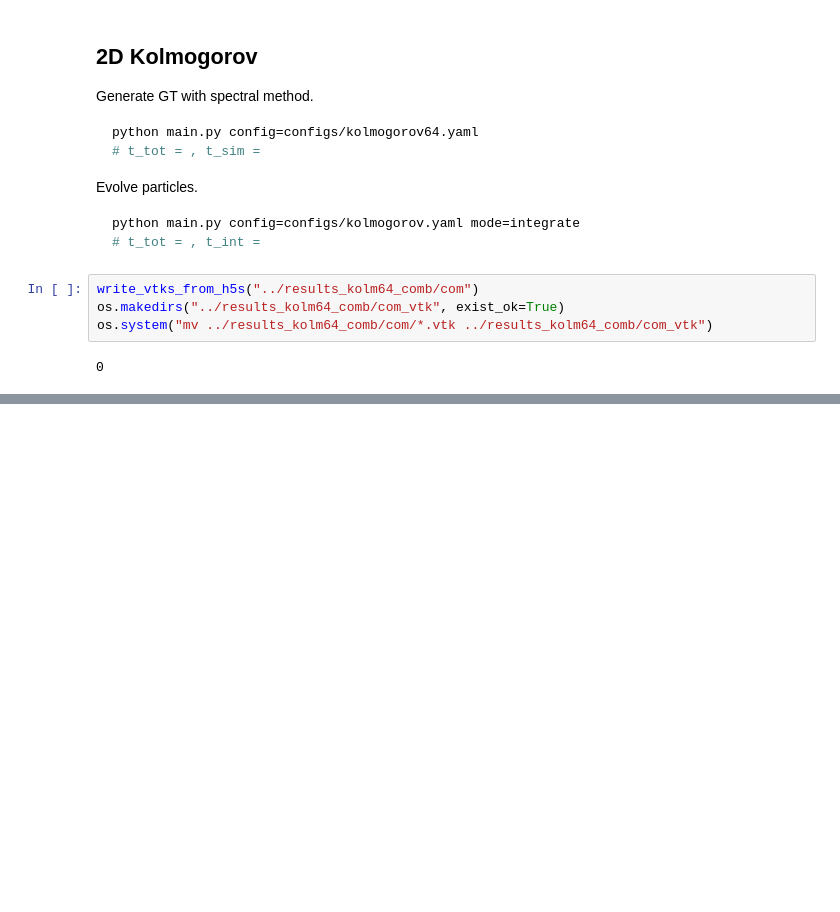
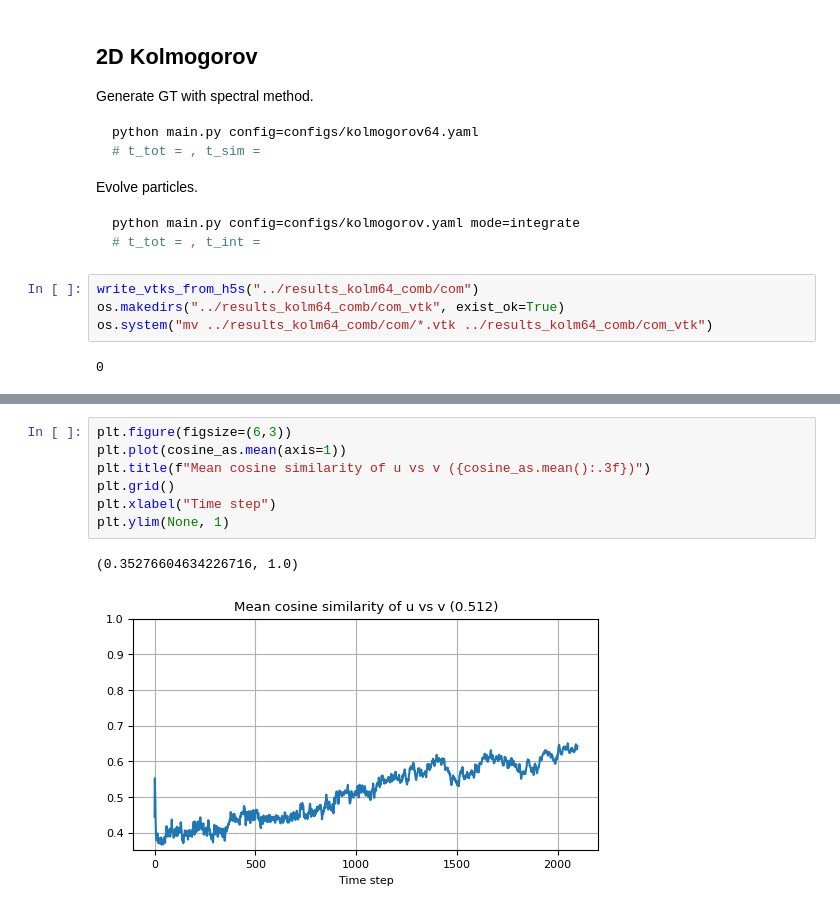
Before and after one commit to tumaer/ql-les-data, a Jupyter notebook: notebooks/trajs.ipynb, the cells around one changed output, grey strips where cells are left out. Saved outputs shown, nothing was run; the diff lists cells and outputs as text; blank space fills up the shorter version.

```diff
--- a/notebooks/trajs.ipynb
+++ b/notebooks/trajs.ipynb
@@ -225,0 +323,10 @@ plot_e_k(u_grid, 0, dim=dim)
+# %%
+plt.figure(figsize=(6,3))
+plt.plot(cosine_as.mean(axis=1))
+plt.title(f"Mean cosine similarity of u vs v ({cosine_as.mean():.3f})")
+plt.grid()
+plt.xlabel("Time step")
+plt.ylim(None, 1)
+# %% [output]
+(0.35276604634226716, 1.0)
+[figure, added]
```
Also changed, not shown: parts of 11 cells of this notebook, 5 other files.
